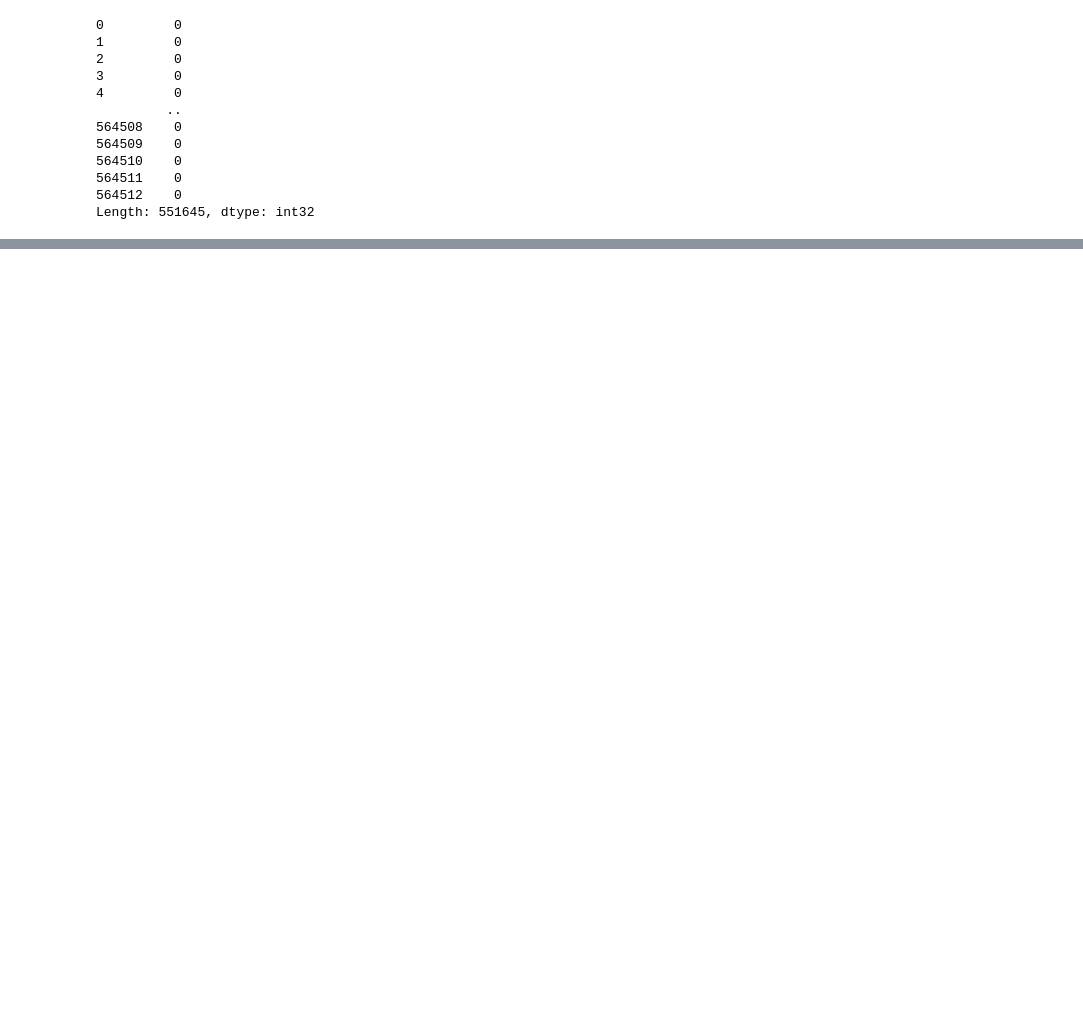
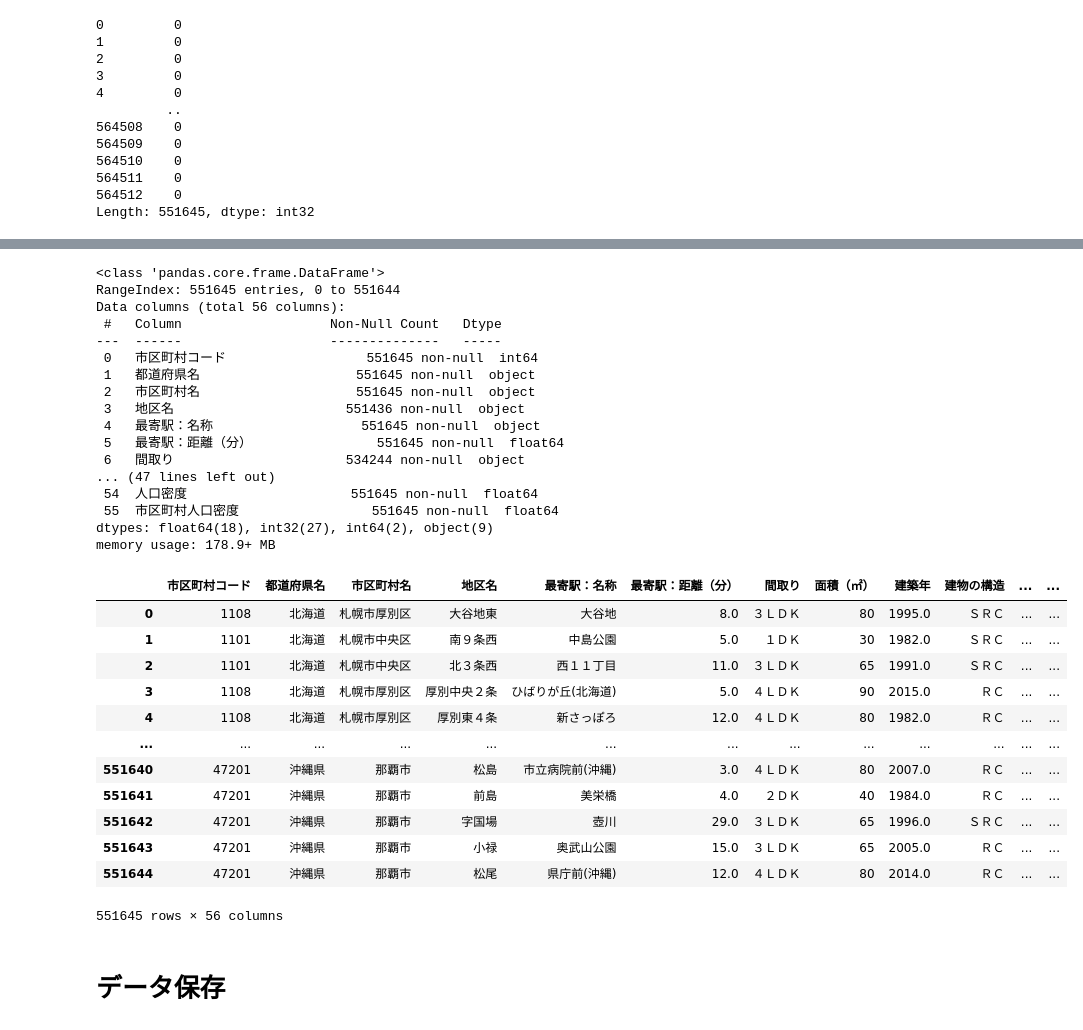
Before and after one commit to sabritzu4279i-ship-it/-, a Jupyter notebook: notebooks/03_feature_engineering.ipynb, the cells around one changed output, grey strips where cells are left out. Cells and saved outputs as stored; diff of their text form; code cells hidden in the pictures; blank space fills up the shorter version.

```diff
--- a/notebooks/03_feature_engineering.ipynb
+++ b/notebooks/03_feature_engineering.ipynb
@@ -232,3 +506,51 @@ df.head()
+# %%
+import os
+os.getcwd()
+# The 'r' before the string makes it a "raw" string
+os.chdir(r'C:\Users\sabri\Downloads\マンション価格予測\data')
+
+#市区町村別の人口密度
+df_mitudo = pd.read_csv('市区町村別人口密度.csv')
+# 結合キーの列名
+merge_key = '市区町村コード'
+
+# 結合の実行
+df = pd.merge(df, df_mitudo, on=merge_key, how='left')
+df.info()
+df
+# %% [output]
+<class 'pandas.core.frame.DataFrame'>
+RangeIndex: 551645 entries, 0 to 551644
+Data columns (total 56 columns):
+ #   Column                   Non-Null Count   Dtype
+---  ------                   --------------   -----
+ 0   市区町村コード                  551645 non-null  int64
+ 1   都道府県名                    551645 non-null  object
+ 2   市区町村名                    551645 non-null  object
+ 3   地区名                      551436 non-null  object
+ 4   最寄駅：名称                   551645 non-null  object
+ 5   最寄駅：距離（分）                551645 non-null  float64
+ 6   間取り                      534244 non-null  object
+... (47 lines left out)
+ 54  人口密度                     551645 non-null  float64
+ 55  市区町村人口密度                 551645 non-null  float64
+dtypes: float64(18), int32(27), int64(2), object(9)
+memory usage: 178.9+ MB
+|  | 市区町村コード | 都道府県名 | 市区町村名 | 地区名 | 最寄駅：名称 | 最寄駅：距離（分） | 間取り | 面積（㎡） | 建築年 | 建物の構造 | ... | ... |
+| 0 | 1108 | 北海道 | 札幌市厚別区 | 大谷地東 | 大谷地 | 8.0 | ３ＬＤＫ | 80 | 1995.0 | ＳＲＣ | ... | ... |
+| 1 | 1101 | 北海道 | 札幌市中央区 | 南９条西 | 中島公園 | 5.0 | １ＤＫ | 30 | 1982.0 | ＳＲＣ | ... | ... |
+| 2 | 1101 | 北海道 | 札幌市中央区 | 北３条西 | 西１１丁目 | 11.0 | ３ＬＤＫ | 65 | 1991.0 | ＳＲＣ | ... | ... |
+| 3 | 1108 | 北海道 | 札幌市厚別区 | 厚別中央２条 | ひばりが丘(北海道) | 5.0 | ４ＬＤＫ | 90 | 2015.0 | ＲＣ | ... | ... |
+| 4 | 1108 | 北海道 | 札幌市厚別区 | 厚別東４条 | 新さっぽろ | 12.0 | ４ＬＤＫ | 80 | 1982.0 | ＲＣ | ... | ... |
+| ... | ... | ... | ... | ... | ... | ... | ... | ... | ... | ... | ... | ... |
+| 551640 | 47201 | 沖縄県 | 那覇市 | 松島 | 市立病院前(沖縄) | 3.0 | ４ＬＤＫ | 80 | 2007.0 | ＲＣ | ... | ... |
+| 551641 | 47201 | 沖縄県 | 那覇市 | 前島 | 美栄橋 | 4.0 | ２ＤＫ | 40 | 1984.0 | ＲＣ | ... | ... |
+| 551642 | 47201 | 沖縄県 | 那覇市 | 字国場 | 壺川 | 29.0 | ３ＬＤＫ | 65 | 1996.0 | ＳＲＣ | ... | ... |
+| 551643 | 47201 | 沖縄県 | 那覇市 | 小禄 | 奥武山公園 | 15.0 | ３ＬＤＫ | 65 | 2005.0 | ＲＣ | ... | ... |
+| 551644 | 47201 | 沖縄県 | 那覇市 | 松尾 | 県庁前(沖縄) | 12.0 | ４ＬＤＫ | 80 | 2014.0 | ＲＣ | ... | ... |
+551645 rows × 56 columns
+# %% [markdown]
+# データ保存
 # %%
 
 print("--- 特徴量作成後のデータ ---")
```
Also changed, not shown: parts of 10 cells of this notebook.
